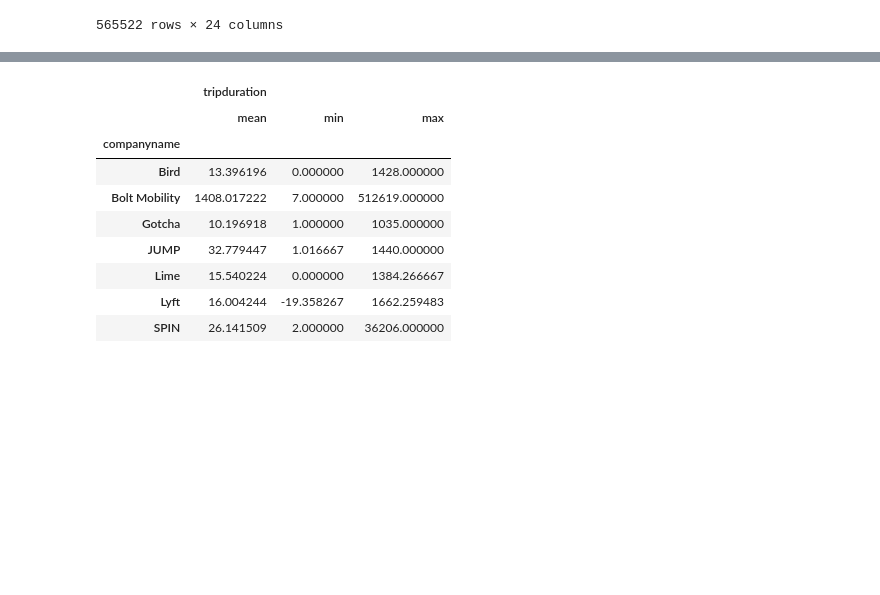
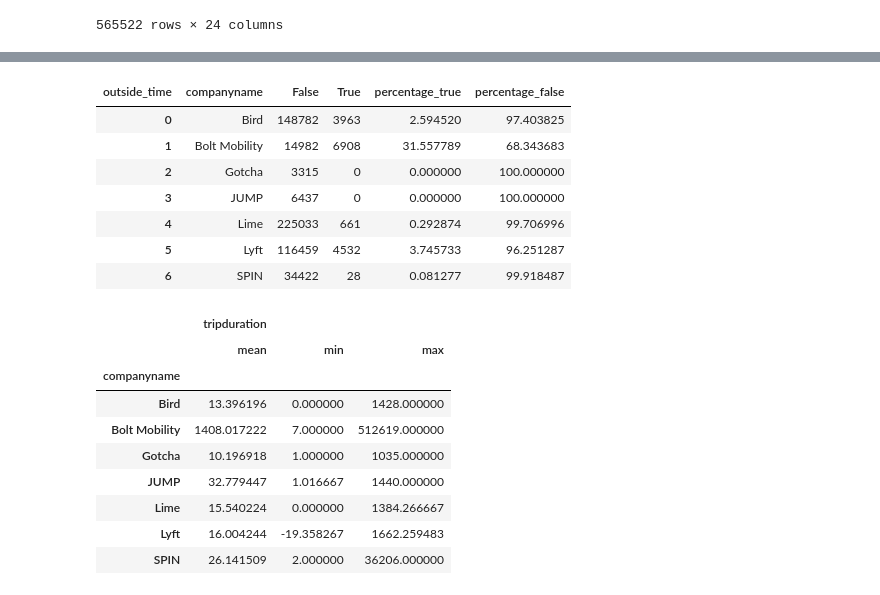
Before and after one commit to NSS-Data-Analytics-Cohort-10/scooters-group-1, a Jupyter notebook: notebooks/Scooters_AH_Final.ipynb, the cells around one changed output, grey strips where cells are left out. Saved outputs shown, nothing was run; the diff lists cells and outputs as text; code cells hidden in the pictures; blank space fills up the shorter version.

```diff
--- a/notebooks/Scooters_AH_Final.ipynb
+++ b/notebooks/Scooters_AH_Final.ipynb
@@ -109,0 +146,16 @@ trips_table.sort_values(by = 'tripdistance', ascending = True)
+# %%
+trips_table_duration_groupby = trips_table_final.groupby(['companyname', 'outside_time']).size().unstack(fill_value=0)
+trips_table_duration_groupby['percentage_true'] = trips_table_duration_groupby[True] / trips_table_duration_groupby.sum(axis=1) * 100
+trips_table_duration_groupby['percentage_false'] = trips_table_duration_groupby[False] / trips_table_duration_groupby.sum(axis=1) * 100
+trips_table_duration_groupby = trips_table_duration_groupby.reset_index()
+# %%
+trips_table_duration_groupby
+# %% [output]
+| outside_time | companyname | False | True | percentage_true | percentage_false |
+| 0 | Bird | 148782 | 3963 | 2.594520 | 97.403825 |
+| 1 | Bolt Mobility | 14982 | 6908 | 31.557789 | 68.343683 |
+| 2 | Gotcha | 3315 | 0 | 0.000000 | 100.000000 |
+| 3 | JUMP | 6437 | 0 | 0.000000 | 100.000000 |
+| 4 | Lime | 225033 | 661 | 0.292874 | 99.706996 |
+| 5 | Lyft | 116459 | 4532 | 3.745733 | 96.251287 |
+| 6 | SPIN | 34422 | 28 | 0.081277 | 99.918487 |
```
Also changed, not shown: parts of 6 cells of this notebook.
